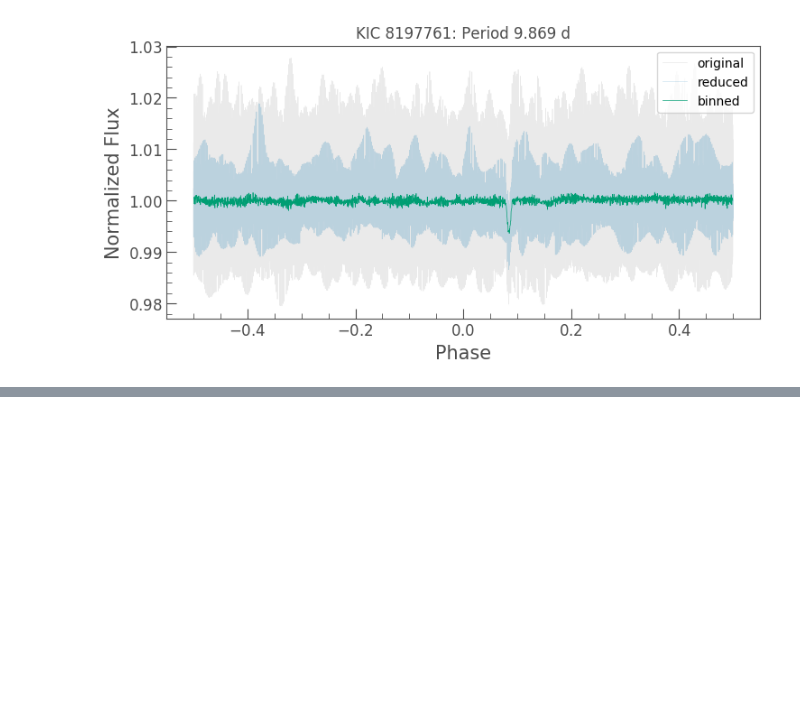
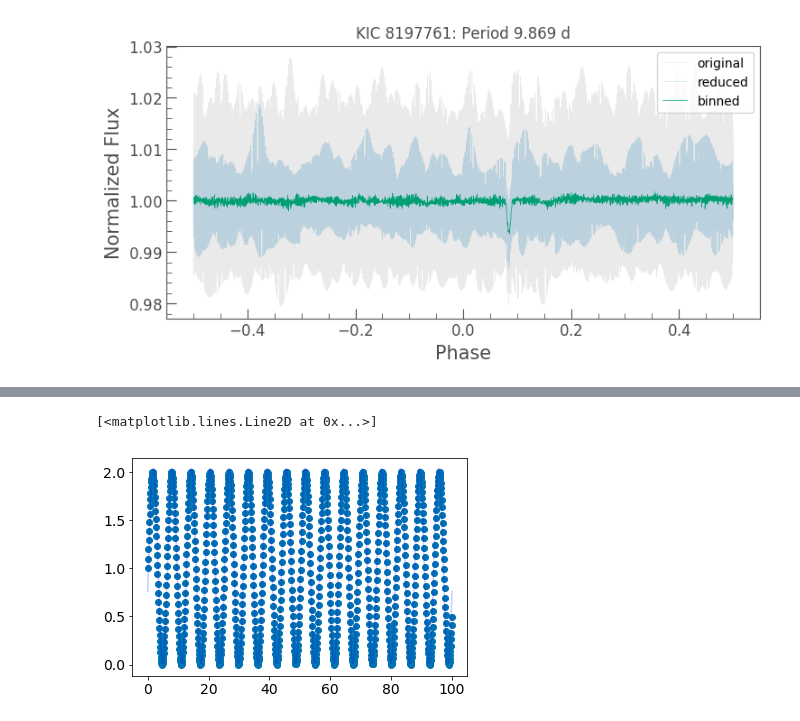
Before and after one commit to ojhall94/keplergohacks, a Jupyter notebook: #310.ipynb, the cells around one changed output, grey strips where cells are left out. Saved outputs shown, nothing was run; the diff lists cells and outputs as text; code cells hidden in the pictures; blank space fills up the shorter version.

```diff
--- a/#310.ipynb
+++ b/#310.ipynb
@@ -104,0 +123,7 @@ Text(0.5, 1.0, 'KIC 8197761: Period 9.869 d')
+# %%
+y_fit = pg.get_lombscargle_model(x)
+plt.scatter(x, sinusoid1+1)
+plt.plot(x, y_fit, c='blue', alpha=.2)
+# %% [output]
+[<matplotlib.lines.Line2D at 0x...>]
+[figure, added]
```
Also changed, not shown: parts of 6 cells of this notebook.
